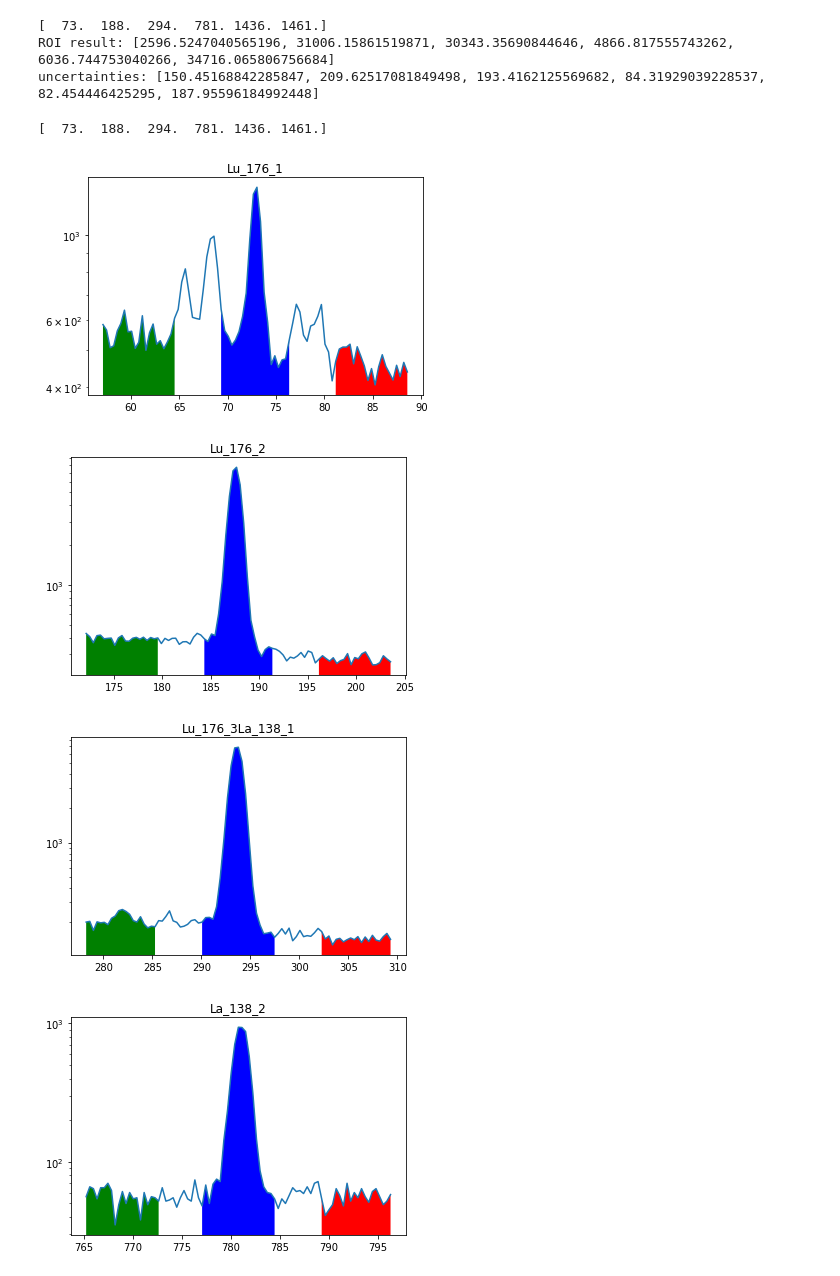
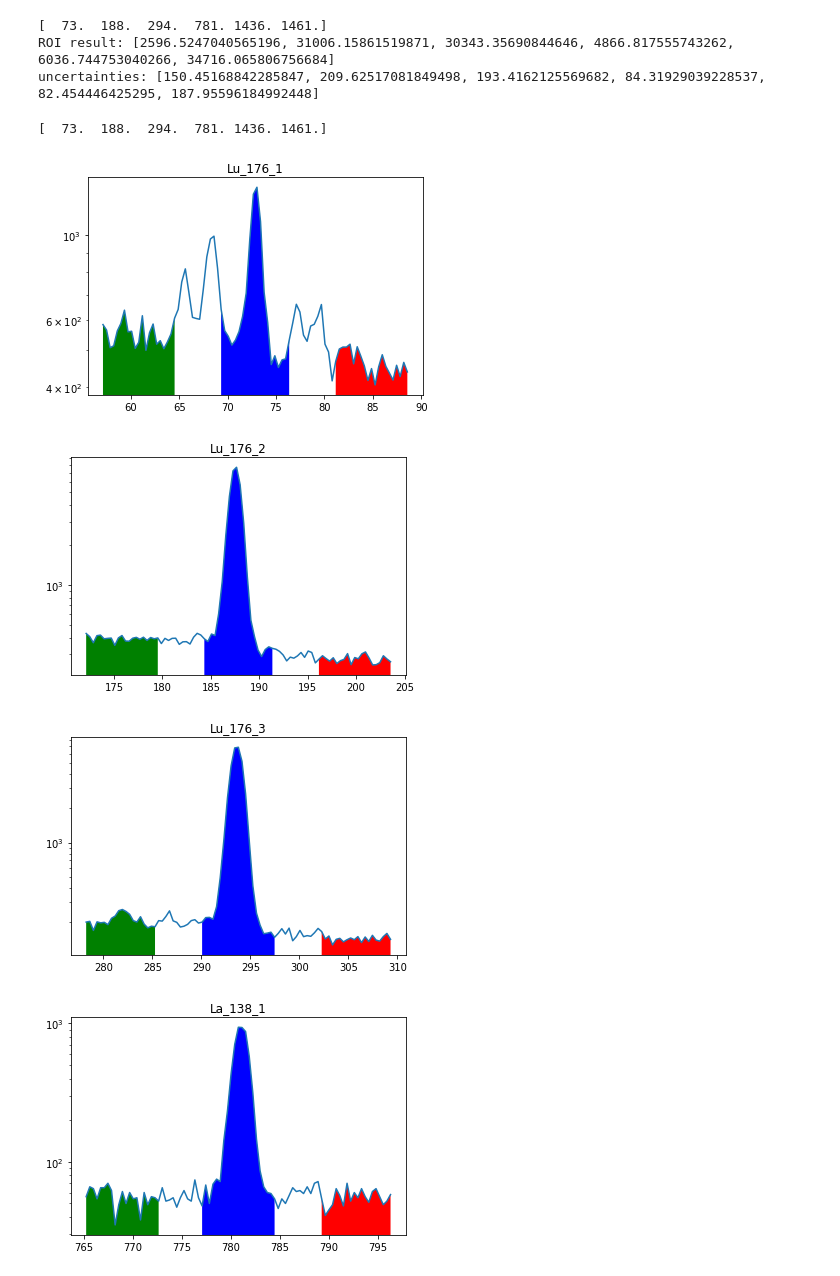
Before and after one commit to bearing/radwatch-analysis, a Jupyter notebook: eff_test_ruiqi1.ipynb, the cells around one changed output. Drawn from its saved outputs; the diff is of its cells as text; code cells hidden in the pictures.

```diff
--- a/eff_test_ruiqi1.ipynb
+++ b/eff_test_ruiqi1.ipynb
@@ -19,7 +19,7 @@ def f_near(a,a0):
     idx = np.abs(a-a0).argmin()
     return idx
 
-def plot_peak_region(spectrum,source_energies):
+def plot_peak_region(spectrum,source_energies,source_isotopes):
     roi.find_peak_energies()
     target_peaks = roi.target_peaks
     print(target_peaks)
@@ -62,13 +62,14 @@ def plot_peak_region(spectrum,source_energies):
         ax.fill_between(peak_energies,0,peak_counts,facecolor = 'blue',interpolate=True)
         ax.set_yscale('log')
         plt.title(isotope)
+        #plt.savefig('isotope %s.png'%isotope,dpi = 200)
 
-def efficiency(roi_result,source_activities,branching_ratio,roi_uncer):
+def efficiency(roi_result,source_activities,branching_ratio,roi_uncer,activities_uncer):
     eff = []
     eff_uncer = []
-    for i,j,k,l in zip (roi_result,source_activities,branching_ratio,roi_uncer):
-        eff.append(i/spectrum.livetime/j/k)
-        eff_uncer.append(l/spectrum.livetime/j/k)
+    for count,A,br,sigma_c,sigma_A in zip (roi_result,source_activities,branching_ratio,roi_uncer,activities_uncer):
+        eff.append(count/spectrum.livetime/A/br)
+        eff_uncer.append(m.sqrt((sigma_c/A)**2+(count*sigma_A/A**2)**2)/br/spectrum.livetime)
     return eff, eff_uncer
 # %%
 def plot_spec(spectrum, xmode='channel'):
@@ -184,18 +191,21 @@ fit channels: [2827.5 4560.5 5518.5]
 [figure]
 # %%
 #Find Lu-176, La-138, K-40
-source_isotopes = np.array(['Lu_176_1','Lu_176_2','Lu_176_3'
+source_isotopes = np.array(['Lu_176_1','Lu_176_2','Lu_176_3',
                             'La_138_1','La_138_2',
                            'K-40']); #get counts under the peak subtrack the background
 source_energies = np.array([75,186,294,
                            782,1435.795,
                            1460]);
-source_activities = np.array([16.162,16.162,16.162,
-                             11.418,11.418,
-                              426.5175]);#Bq/L
+source_activities = np.array([16.259,16.259,16.259,
+                             11.646,11.646,
+                              424.65]);#Bq/L
 branching_ratio = np.array([0.11,0.86,0.94,
                            0.34,0.66,
                            0.11]);
+activities_uncer = np.array([1.6259,1.6259,1.6259,
+                            0.02329,0.02329,
+                            0.8493])
 # %%
 roi = ROI.ROI(spectrum, background, source_energies, sub_type = 0)
 delta_e = 8
@@ -215,10 +225,10 @@ print('uncertainties:',roi_uncer)
 ROI result: [2596.5247040565196, 31006.15861519871, 30343.35690844646, 4866.817555743262, 6036.744753040266, 34716.065806756684]
 uncertainties: [150.45168842285847, 209.62517081849498, 193.4162125569682, 84.31929039228537, 82.454446425295, 187.95596184992448]
 # %%
-plot_peak_region(spectrum,source_energies)
+plot_peak_region(spectrum,source_energies,source_isotopes)
 # %% [output]
 [  73.  188.  294.  781. 1436. 1461.]
 [figure]
 [figure]
-[figure, old version]
+[figure, new version]
 [figure]
```
Also changed, not shown: parts of 9 cells of this notebook.
